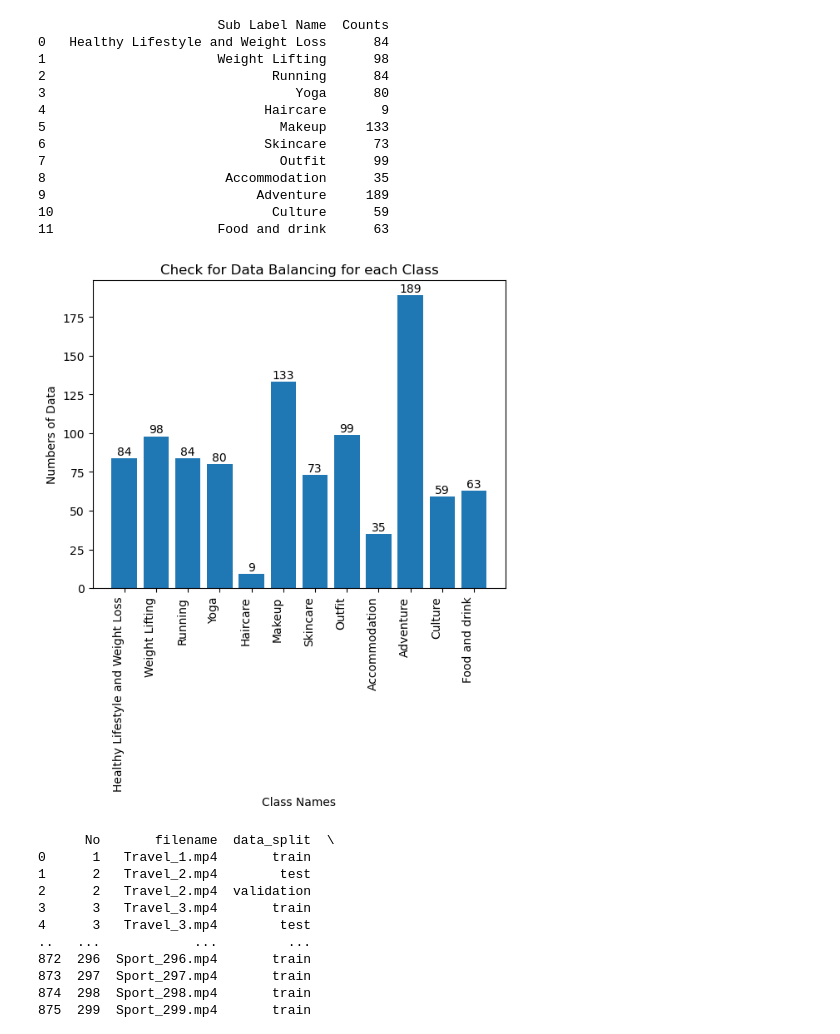
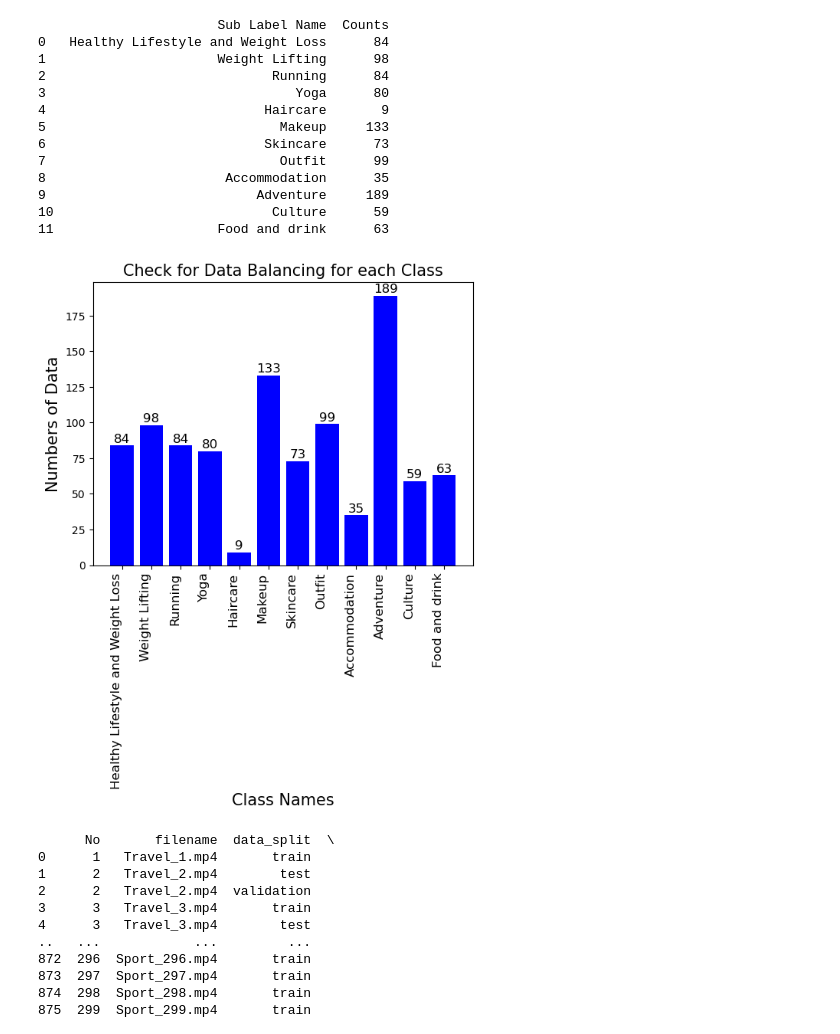
Before and after one commit to eatrabyo/multi_label_classification_on_tik_tok_videos, a Jupyter notebook: EDA.ipynb, the cells around one changed output. Cells and saved outputs as stored; diff of their text form; code cells hidden in the pictures.

Commit message:
edit label on plots

```diff
--- a/EDA.ipynb
+++ b/EDA.ipynb
@@ -482,22 +482,22 @@ print(result_sub_df)
 11                     Food and drink      63
 # %%
 # Plot a bar chart
-plt.bar(result_sub_df['Sub Label Name'], result_sub_df['Counts'])
+plt.bar(result_sub_df['Sub Label Name'], result_sub_df['Counts'], color = 'blue')
 
 # Add labels and title
-plt.xlabel('Class Names')
-plt.ylabel('Numbers of Data')
-plt.title('Check for Data Balancing for each Class')
-plt.xticks(rotation=90, ha='right')
+plt.xlabel('Class Names', fontsize = 15)
+plt.ylabel('Numbers of Data', fontsize = 15)
+plt.title('Check for Data Balancing for each Class', fontsize = 15)
+plt.xticks(rotation=90, ha='right', fontsize = 12)
 
 # Annotate each bar with its corresponding value
 for i, value in enumerate(result_sub_df['Counts']):
-    plt.text(i, value + 0.5, str(value), ha='center', va='bottom')
+    plt.text(i, value + 0.5, str(value), ha='center', va='bottom', fontsize = 12)
 
 # Show the plot
 plt.show()
 # %% [output]
-[figure, old version]
+[figure, new version]
 # %%
 print(file_df)
 # %% [output]
```
Also changed, not shown: parts of 24 cells of this notebook.
